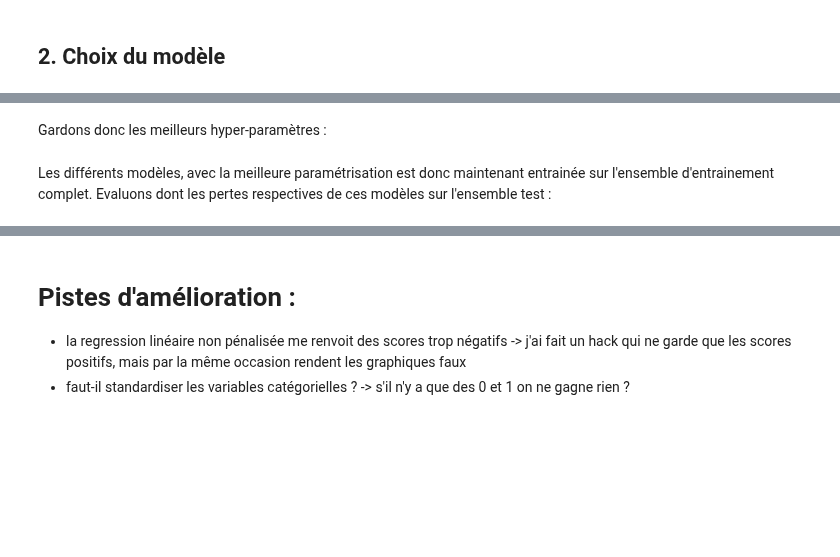
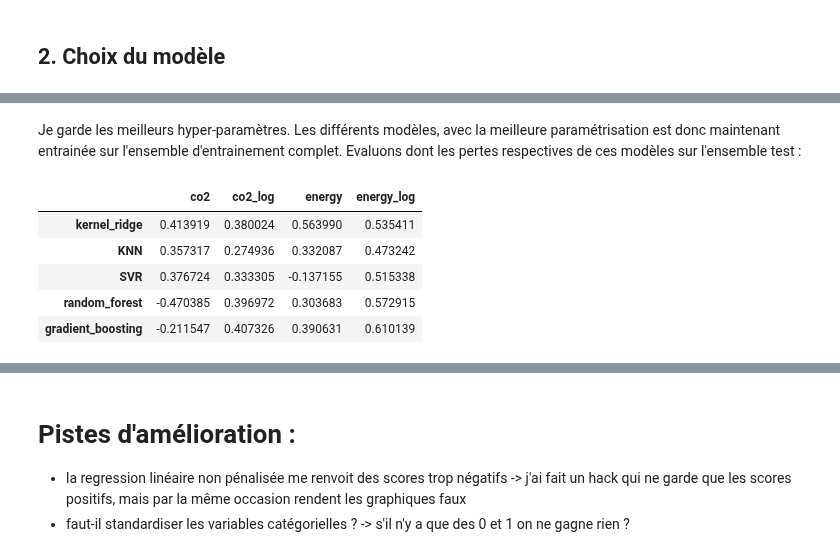
Before and after one commit to ClaireGayral/formation_openclassroom, a Jupyter notebook: P3_gayral_claire/prediction_models.ipynb, the cells around one changed output, grey strips where cells are left out. Saved outputs shown, nothing was run; the diff lists cells and outputs as text; code cells hidden in the pictures; blank space fills up the shorter version.

```diff
--- a/P3_gayral_claire/prediction_models.ipynb
+++ b/P3_gayral_claire/prediction_models.ipynb
@@ -325,23 +370,33 @@ for model_name in dict_models.keys():
-# %% [markdown]
-Gardons donc les meilleurs hyper-paramètres :
+# %% [markdown]
+Je garde les meilleurs hyper-paramètres. Les différents modèles, avec la meilleure paramétrisation est donc maintenant entrainée sur l'ensemble d'entrainement complet. Evaluons dont les pertes respectives de ces modèles sur l'ensemble test :
 # %%
 dict_y_train = {"co2" : y["CO2_emissions"] ,
                "co2_log" : np.log(y["CO2_emissions"]+1),
                "energy" : y["SiteEnergyUse(kBtu)"],
                "energy_log" : np.log(y["SiteEnergyUse(kBtu)"]+1)}
 
 dict_y_test = {"co2" : y_original_test["CO2_emissions"] ,
                "co2_log" : np.log(y_original_test["CO2_emissions"]+1),
                "energy" : y_original_test["SiteEnergyUse(kBtu)"],
                "energy_log" : np.log(y_original_test["SiteEnergyUse(kBtu)"]+1)}
 
-y_name = "co2"
-my_y_train = dict_y_train[y_name]
-my_y_test = dict_y_test[y_name]
-my_X_train = X_log_std
-my_X_test = X_original_test_log_std
+dict_scores = {}
+for y_name in dict_y_train.keys() :
 
-dict_models = train_with_best_params(y_name, dict_models)
+    my_y_train = dict_y_train[y_name]
+    my_y_test = dict_y_test[y_name]
+    my_X_train = X_log_std
+    my_X_test = X_original_test_log_std
 
-predictions = get_prediction(dict_models, my_y_train, my_y_test, my_X_train, my_X_test)
-get_score(predictions)
+    dict_models = train_with_best_params(y_name, dict_models)
+
+    predictions = get_prediction(dict_models, my_y_train, my_y_test, my_X_train, my_X_test)
+    dict_scores[y_name] = get_score(predictions)
+pd.DataFrame(dict_scores)
+# %% [output]
+|  | co2 | co2_log | energy | energy_log |
+| kernel_ridge | 0.413919 | 0.380024 | 0.563990 | 0.535411 |
+| KNN | 0.357317 | 0.274936 | 0.332087 | 0.473242 |
+| SVR | 0.376724 | 0.333305 | -0.137155 | 0.515338 |
+| random_forest | -0.470385 | 0.396972 | 0.303683 | 0.572915 |
+| gradient_boosting | -0.211547 | 0.407326 | 0.390631 | 0.610139 |
@@ -371,2 +402,0 @@ for model_name in dict_models.keys():
-# %% [markdown]
-Les différents modèles, avec la meilleure paramétrisation est donc maintenant entrainée sur l'ensemble d'entrainement complet. Evaluons dont les pertes respectives de ces modèles sur l'ensemble test :
```
Also changed, not shown: parts of 14 cells of this notebook, 2 other files.
